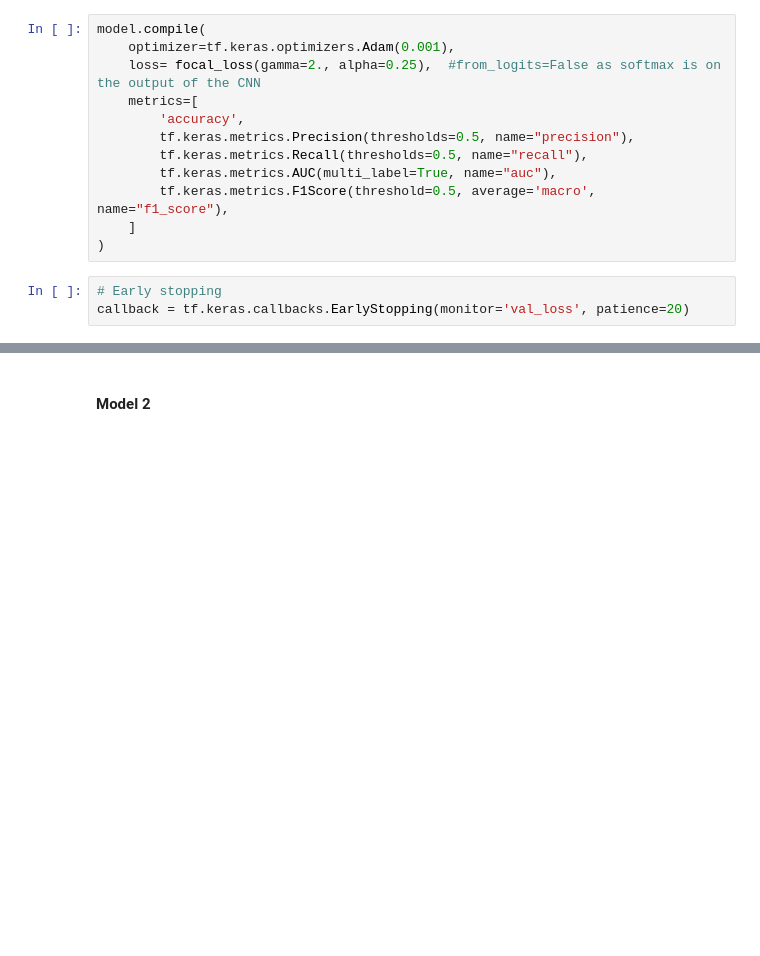
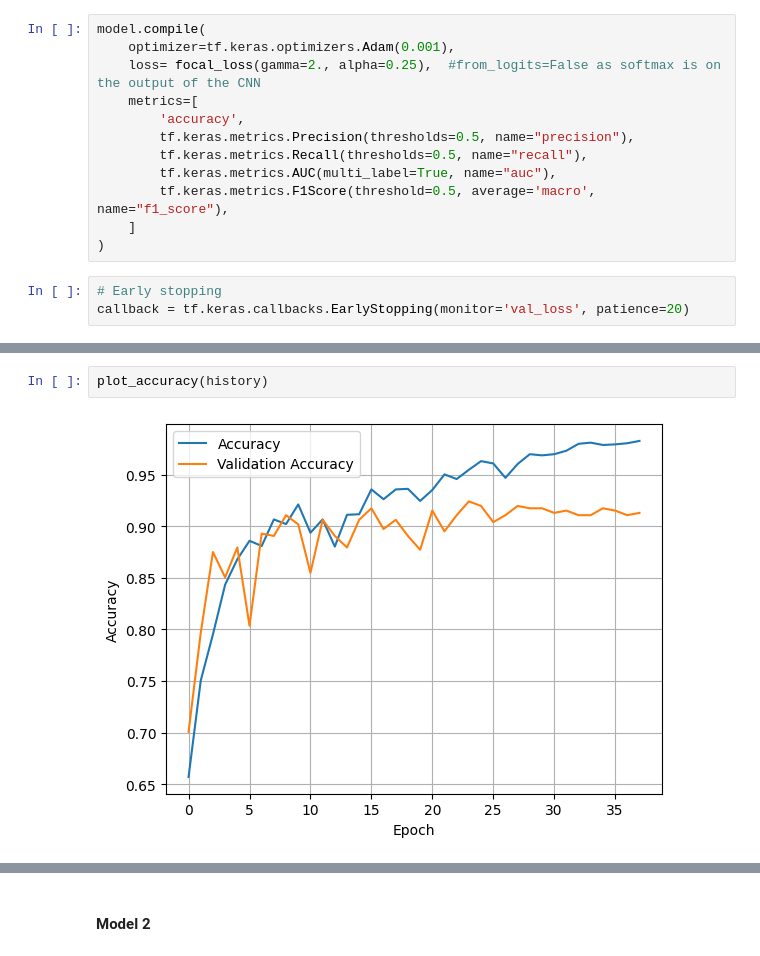
Before and after one commit to damienfarrell/machine-learning-project-2, a Jupyter notebook: project_2.ipynb, the cells around one changed output, grey strips where cells are left out. Saved outputs shown, nothing was run; the diff lists cells and outputs as text; blank space fills up the shorter version.

```diff
--- a/project_2.ipynb
+++ b/project_2.ipynb
@@ -295,0 +294,4 @@ disp.plot(cmap='viridis');
+# %%
+plot_accuracy(history)
+# %% [output]
+[figure, added]
```
Also changed, not shown: parts of 26 cells of this notebook.
